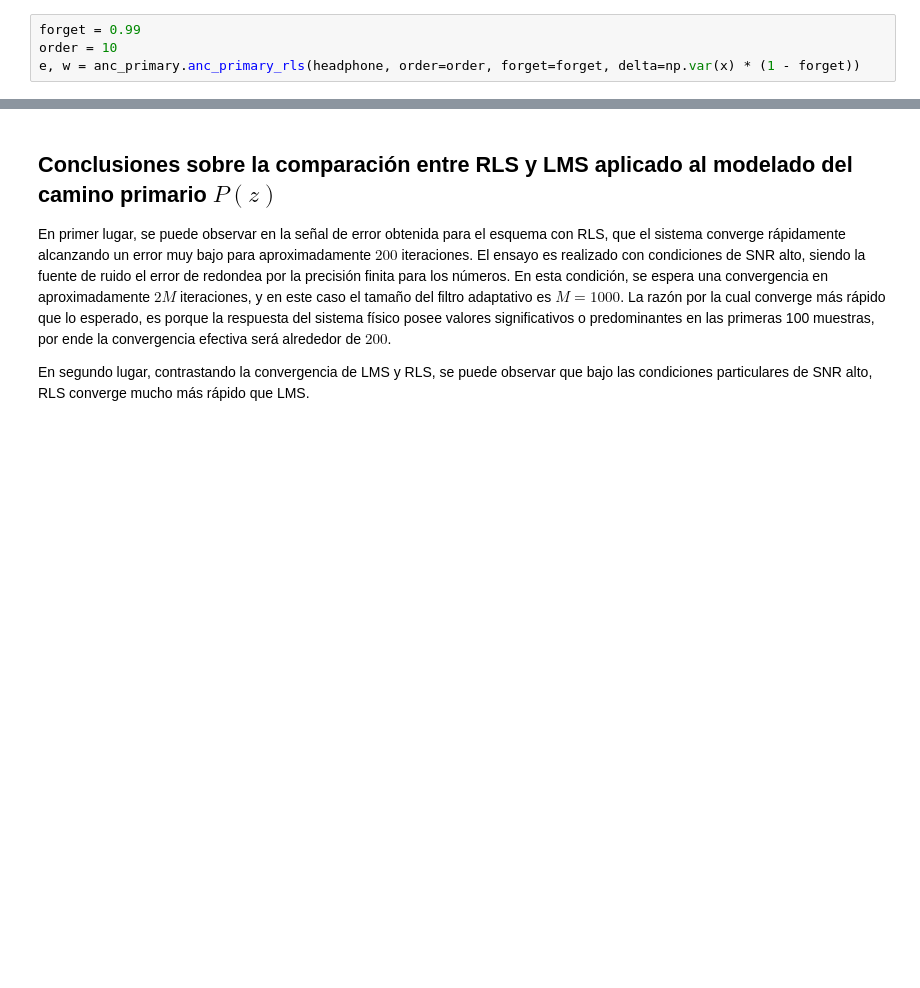
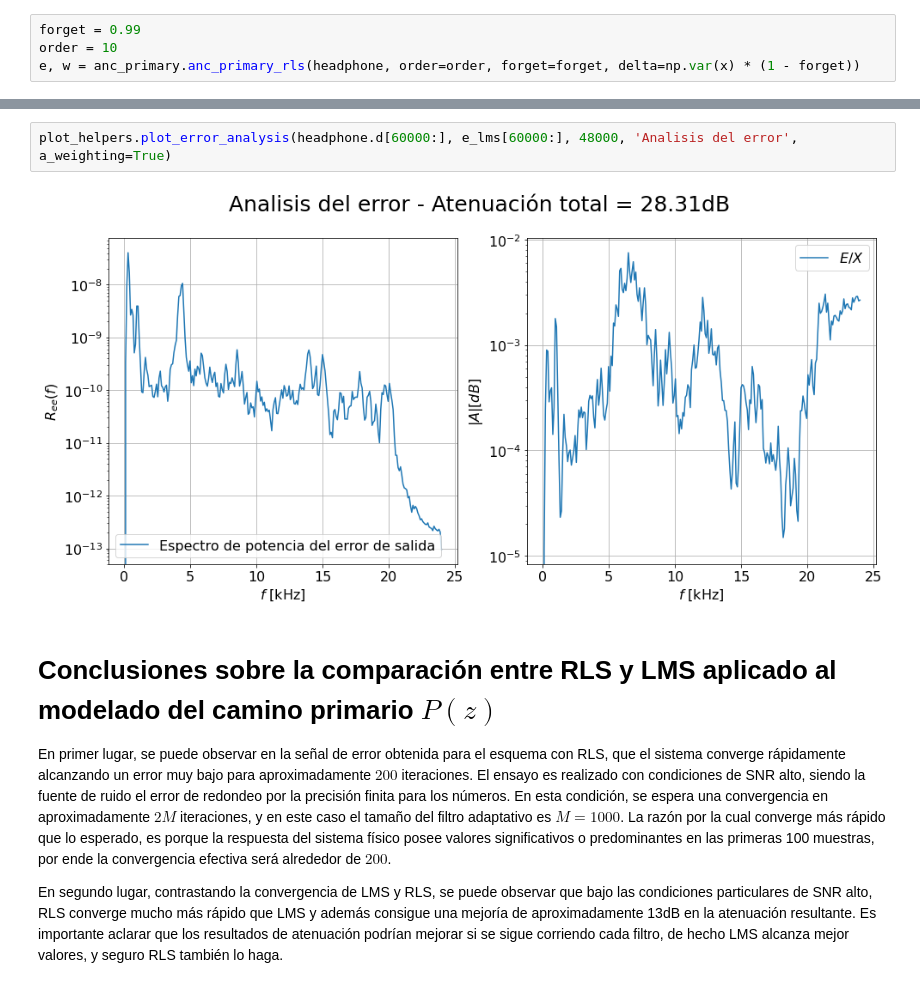
Before and after one commit to asp-image-dsp/asp-project-02, a Jupyter notebook: development/rls_primary.ipynb, the cells around one changed output, grey strips where cells are left out. Cells and saved outputs as stored; diff of their text form; blank space fills up the shorter version.

```diff
--- a/development/rls_primary.ipynb
+++ b/development/rls_primary.ipynb
@@ -80,5 +96,9 @@ Comparando este resultado con el obtenido en LMS,
+# %%
+plot_helpers.plot_error_analysis(headphone.d[60000:], e_lms[60000:], 48000, 'Analisis del error', a_weighting=True)
+# %% [output]
+[figure, added]
 # %% [markdown]
-## Conclusiones sobre la comparación entre RLS y LMS aplicado al modelado del camino primario $P(z)$
-En primer lugar, se puede observar en la señal de error obtenida para el esquema con RLS, que el sistema converge rápidamente alcanzando un error muy bajo para aproximadamente $200$ iteraciones. El ensayo es realizado con condiciones de SNR alto, siendo la fuente de ruido el error de redondea por la precisión finita para los números. En esta condición, se espera una convergencia en aproximadamente $2M$ iteraciones, y en este caso el tamaño del filtro adaptativo es $M = 1000$. La razón por la cual converge más rápido que lo esperado, es porque la respuesta del sistema físico posee valores significativos o predominantes en las primeras 100 muestras, por ende la convergencia efectiva será alrededor de $200$.
+# Conclusiones sobre la comparación entre RLS y LMS aplicado al modelado del camino primario $P(z)$
+En primer lugar, se puede observar en la señal de error obtenida para el esquema con RLS, que el sistema converge rápidamente alcanzando un error muy bajo para aproximadamente $200$ iteraciones. El ensayo es realizado con condiciones de SNR alto, siendo la fuente de ruido el error de redondeo por la precisión finita para los números. En esta condición, se espera una convergencia en aproximadamente $2M$ iteraciones, y en este caso el tamaño del filtro adaptativo es $M = 1000$. La razón por la cual converge más rápido que lo esperado, es porque la respuesta del sistema físico posee valores significativos o predominantes en las primeras 100 muestras, por ende la convergencia efectiva será alrededor de $200$.
 
-En segundo lugar, contrastando la convergencia de LMS y RLS, se puede observar que bajo las condiciones particulares de SNR alto, RLS converge mucho más rápido que LMS.
+En segundo lugar, contrastando la convergencia de LMS y RLS, se puede observar que bajo las condiciones particulares de SNR alto, RLS converge mucho más rápido que LMS y además consigue una mejoría de aproximadamente 13dB en la atenuación resultante. Es importante aclarar que los resultados de atenuación podrían mejorar si se sigue corriendo cada filtro, de hecho LMS alcanza mejor valores, y seguro RLS también lo haga.
```
Also changed, not shown: parts of 13 cells of this notebook, 5 other files.
